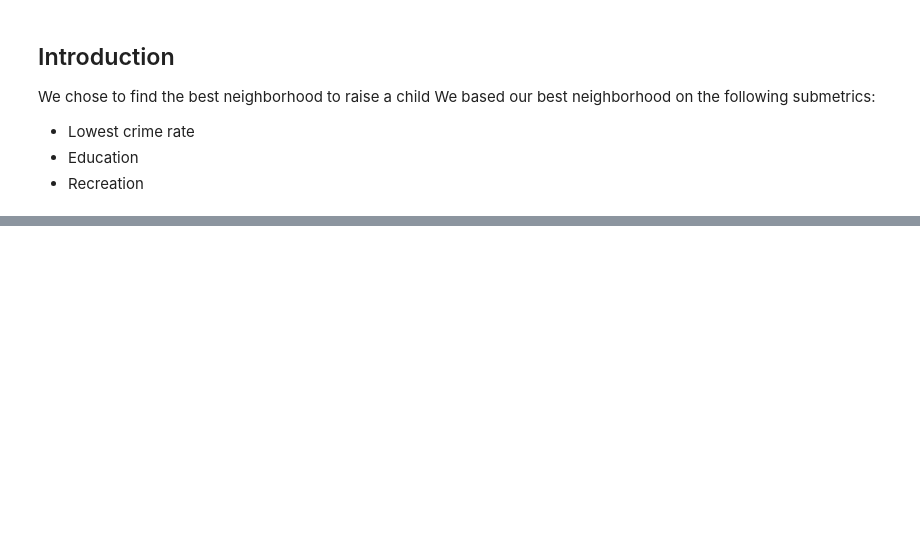
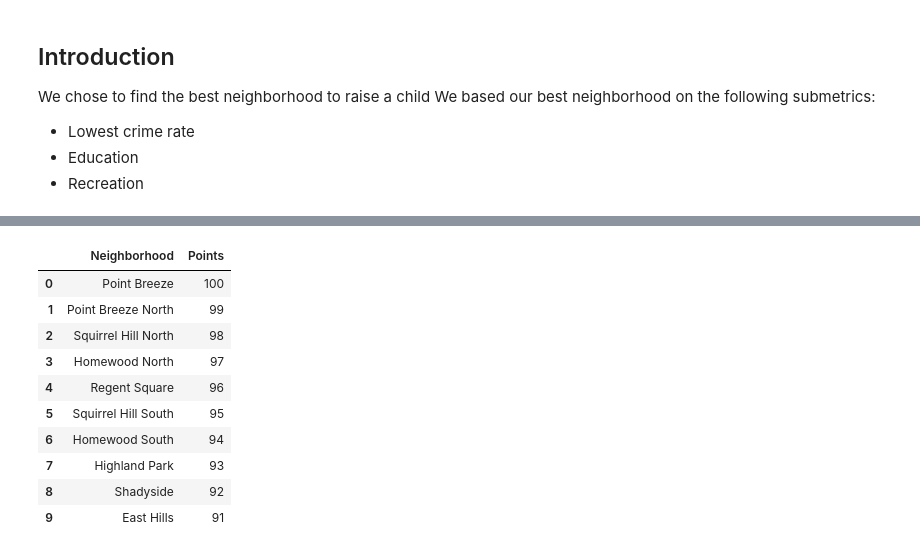
Before and after one commit to SalemZenati/BigIdeasFinalProject, a Jupyter notebook: Final_Project.ipynb, the cells around one changed output, grey strips where cells are left out. Saved outputs shown, nothing was run; the diff lists cells and outputs as text; code cells hidden in the pictures; blank space fills up the shorter version.

```diff
--- a/Final_Project.ipynb
+++ b/Final_Project.ipynb
@@ -58,0 +30,17 @@ parks_df.head()
+# %%
+schools_df = pd.read_csv('export_schools.csv')
+schools_df['Points'] = 100 - schools_df.index
+schools_df = schools_df[['Neighborhood', 'Points']]
+display(schools_df.head(10))
+# %% [output]
+|  | Neighborhood | Points |
+| 0 | Point Breeze | 100 |
+| 1 | Point Breeze North | 99 |
+| 2 | Squirrel Hill North | 98 |
+| 3 | Homewood North | 97 |
+| 4 | Regent Square | 96 |
+| 5 | Squirrel Hill South | 95 |
+| 6 | Homewood South | 94 |
+| 7 | Highland Park | 93 |
+| 8 | Shadyside | 92 |
+| 9 | East Hills | 91 |
```
Also changed, not shown: parts of 9 cells of this notebook.
